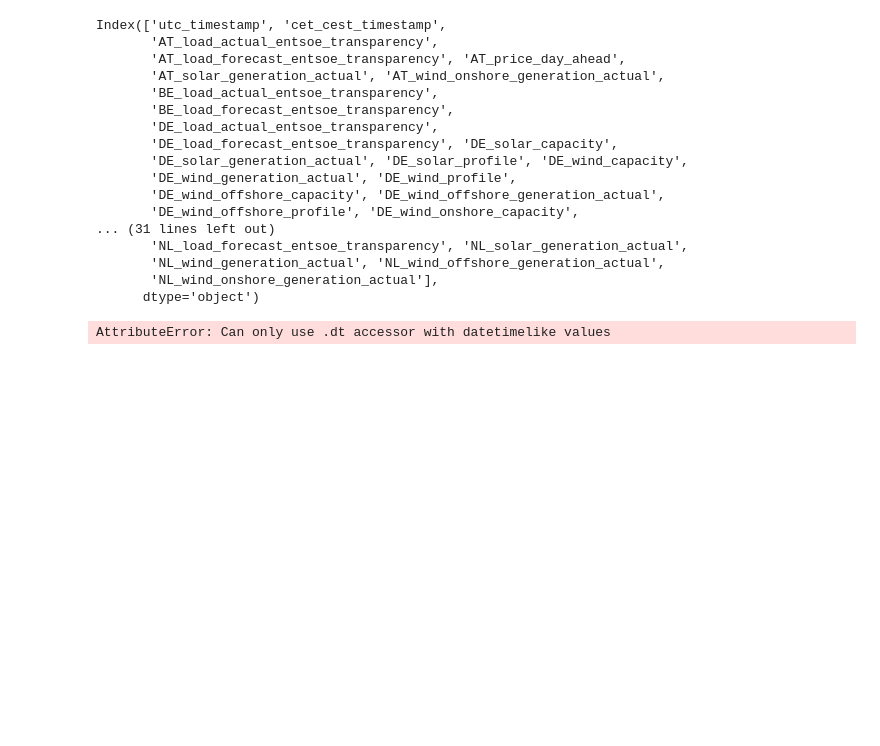
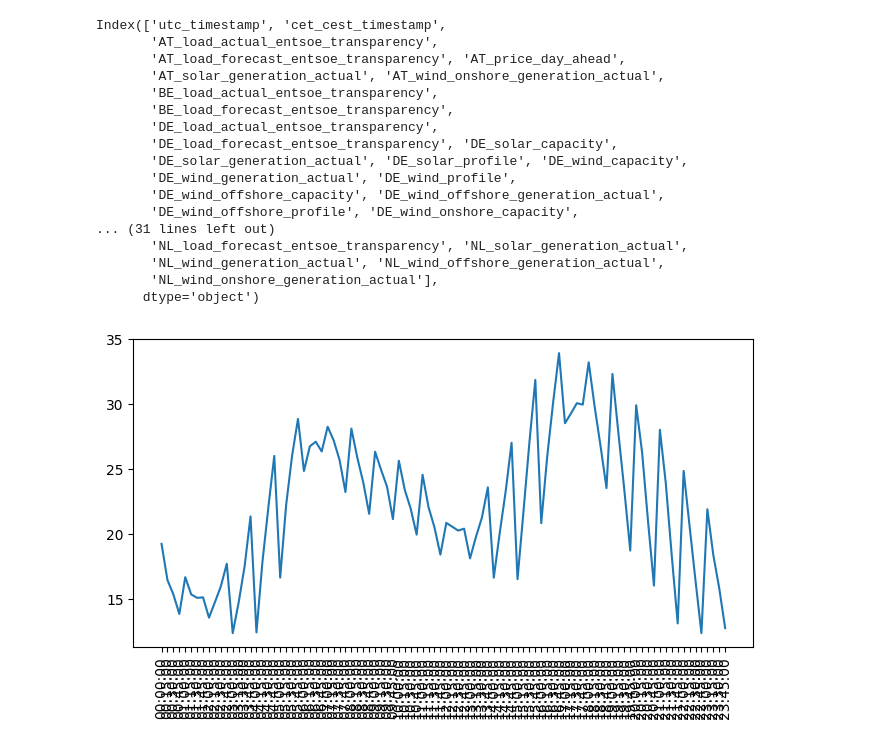
Before and after one commit to GinnCheng/wind_energy_eletricity, a Jupyter notebook: main_script.ipynb, the cells around one changed output. Drawn from its saved outputs; the diff is of its cells as text; code cells hidden in the pictures; blank space fills up the shorter version.

```diff
--- a/main_script.ipynb
+++ b/main_script.ipynb
@@ -213,7 +213,7 @@ Index(['utc_timestamp', 'cet_cest_timestamp',
 class time_average_series_plot:
     def __init__(self, column = 'DE_wind_onshore_profile',
                  file_path = '../../Datasets/from_candice/time_series_15min_singleindex.csv',
-                country_code = 'HU'):
+                country_code = 'DE'):
         self.column = column
         self.file_path = file_path
         self.country_code = country_code
@@ -223,6 +223,7 @@ class time_average_series_plot:
         column_sl = df.filter(like=self.country_code)
         hu_colns = [col for col in df.columns if col in ['utc_timestamp']+column_sl.columns.tolist()]
         df = df[hu_colns]
+        df['utc_timestamp'] = pd.to_datetime(df['utc_timestamp'])
         df.rename(columns={'utc_timestamp':'utc'}, inplace=True)
         df['year'] = df.utc.dt.year
         df['month'] = df.utc.dt.month
@@ -242,8 +243,10 @@ class time_average_series_plot:
         plt.xticks(rotation=90)
         plt.show()
 # %%
-clf = time_average_series_plot()
+clf = time_average_series_plot(column='AT_price_day_ahead',country_code='AT')
 # %%
 df = clf.data_wrangling()
-# %% [output]
-AttributeError: Can only use .dt accessor with datetimelike values
+# %%
+clf.plot(df)
+# %% [output]
+[figure, added]
```
